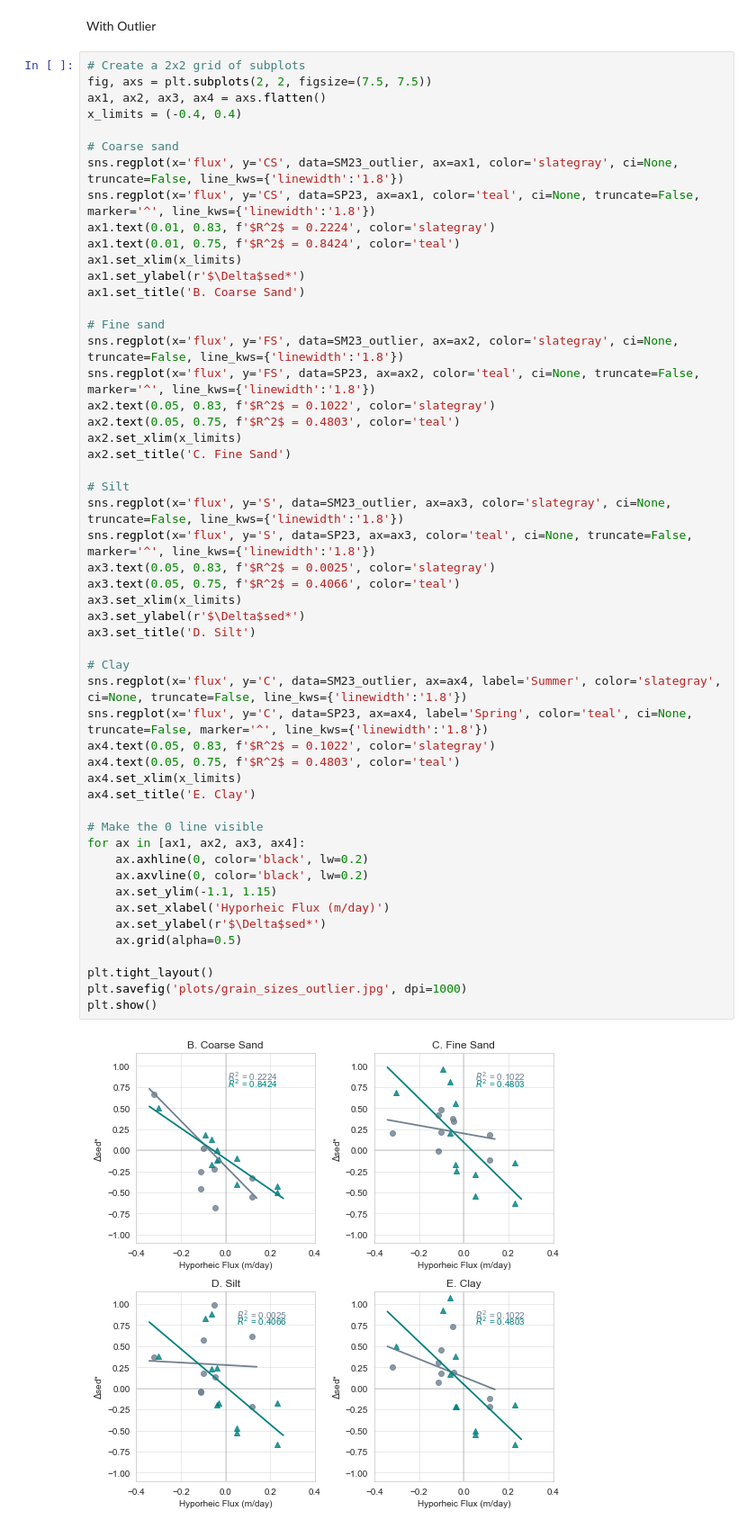
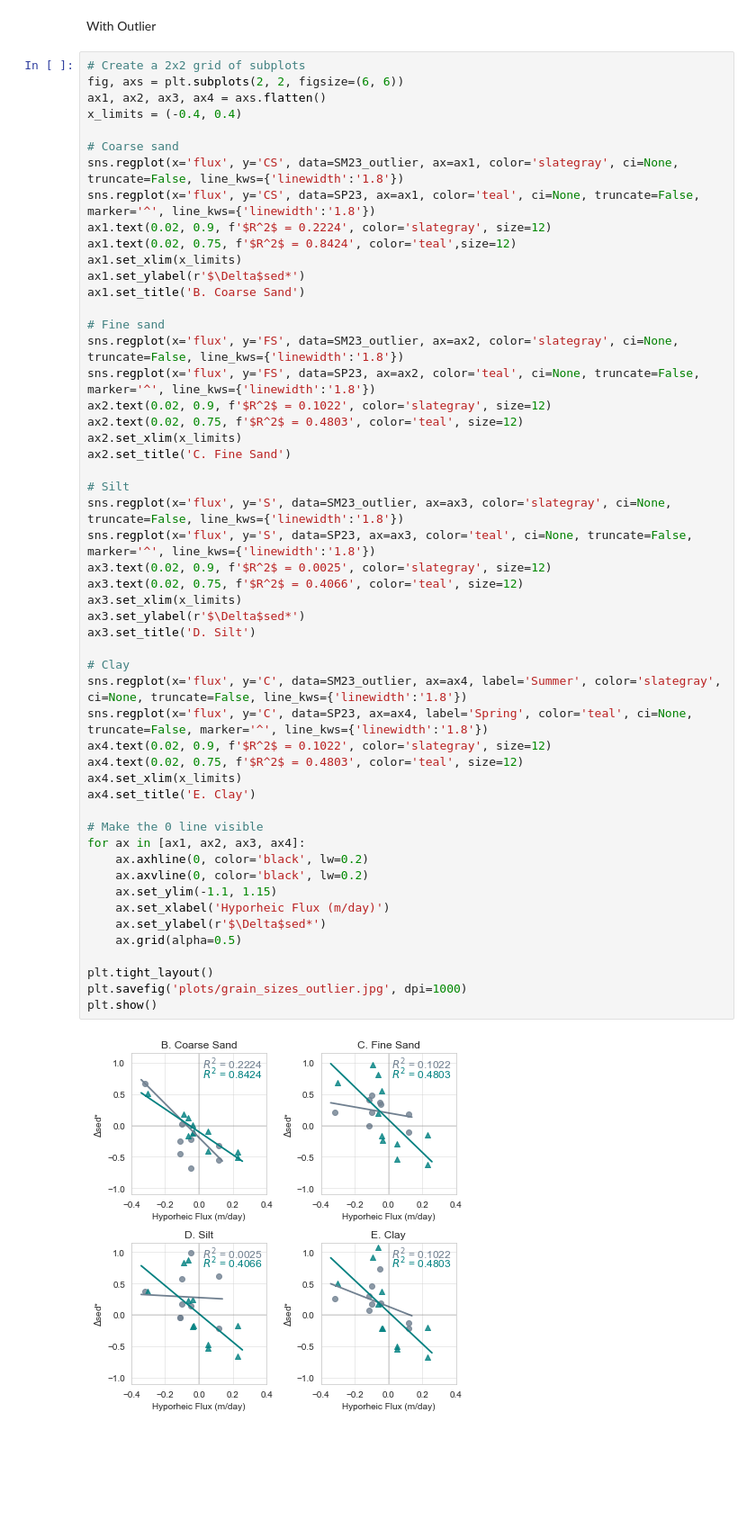
Before and after one commit to nicole-hucke/sediment_trap_paper, a Jupyter notebook: regression_plots/regression_plotting.ipynb, the cells around one changed output. Shown at 90% size. Cells and saved outputs as stored; diff of their text form; blank space fills up the shorter version.

Commit message:
finished composite plot of regressions :3

```diff
--- a/regression_plots/regression_plotting.ipynb
+++ b/regression_plots/regression_plotting.ipynb
@@ -80,15 +80,15 @@ plt.show()
 With Outlier
 # %%
 # Create a 2x2 grid of subplots
-fig, axs = plt.subplots(2, 2, figsize=(7.5, 7.5))
+fig, axs = plt.subplots(2, 2, figsize=(6, 6))
 ax1, ax2, ax3, ax4 = axs.flatten()
 x_limits = (-0.4, 0.4)
 
 # Coarse sand
 sns.regplot(x='flux', y='CS', data=SM23_outlier, ax=ax1, color='slategray', ci=None, truncate=False, line_kws={'linewidth':'1.8'})
 sns.regplot(x='flux', y='CS', data=SP23, ax=ax1, color='teal', ci=None, truncate=False, marker='^', line_kws={'linewidth':'1.8'})
-ax1.text(0.01, 0.83, f'$R^2$ = 0.2224', color='slategray')
-ax1.text(0.01, 0.75, f'$R^2$ = 0.8424', color='teal')
+ax1.text(0.02, 0.9, f'$R^2$ = 0.2224', color='slategray', size=12)
+ax1.text(0.02, 0.75, f'$R^2$ = 0.8424', color='teal',size=12)
 ax1.set_xlim(x_limits)
 ax1.set_ylabel(r'$\Delta$sed*')
 ax1.set_title('B. Coarse Sand')
@@ -96,39 +96,39 @@ ax1.set_title('B. Coarse Sand')
 # Fine sand
 sns.regplot(x='flux', y='FS', data=SM23_outlier, ax=ax2, color='slategray', ci=None, truncate=False, line_kws={'linewidth':'1.8'})
 sns.regplot(x='flux', y='FS', data=SP23, ax=ax2, color='teal', ci=None, truncate=False, marker='^', line_kws={'linewidth':'1.8'})
-ax2.text(0.05, 0.83, f'$R^2$ = 0.1022', color='slategray')
-ax2.text(0.05, 0.75, f'$R^2$ = 0.4803', color='teal')
+ax2.text(0.02, 0.9, f'$R^2$ = 0.1022', color='slategray', size=12)
+ax2.text(0.02, 0.75, f'$R^2$ = 0.4803', color='teal', size=12)
 ax2.set_xlim(x_limits)
 ax2.set_title('C. Fine Sand')
 
 # Silt
 sns.regplot(x='flux', y='S', data=SM23_outlier, ax=ax3, color='slategray', ci=None, truncate=False, line_kws={'linewidth':'1.8'})
 sns.regplot(x='flux', y='S', data=SP23, ax=ax3, color='teal', ci=None, truncate=False, marker='^', line_kws={'linewidth':'1.8'})
-ax3.text(0.05, 0.83, f'$R^2$ = 0.0025', color='slategray')
-ax3.text(0.05, 0.75, f'$R^2$ = 0.4066', color='teal')
+ax3.text(0.02, 0.9, f'$R^2$ = 0.0025', color='slategray', size=12)
+ax3.text(0.02, 0.75, f'$R^2$ = 0.4066', color='teal', size=12)
 ax3.set_xlim(x_limits)
 ax3.set_ylabel(r'$\Delta$sed*')
 ax3.set_title('D. Silt')
 
 # Clay
 sns.regplot(x='flux', y='C', data=SM23_outlier, ax=ax4, label='Summer', color='slategray', ci=None, truncate=False, line_kws={'linewidth':'1.8'})
 sns.regplot(x='flux', y='C', data=SP23, ax=ax4, label='Spring', color='teal', ci=None, truncate=False, marker='^', line_kws={'linewidth':'1.8'})
-ax4.text(0.05, 0.83, f'$R^2$ = 0.1022', color='slategray')
-ax4.text(0.05, 0.75, f'$R^2$ = 0.4803', color='teal')
+ax4.text(0.02, 0.9, f'$R^2$ = 0.1022', color='slategray', size=12)
+ax4.text(0.02, 0.75, f'$R^2$ = 0.4803', color='teal', size=12)
 ax4.set_xlim(x_limits)
 ax4.set_title('E. Clay')
 
 # Make the 0 line visible
 for ax in [ax1, ax2, ax3, ax4]:
     ax.axhline(0, color='black', lw=0.2)
     ax.axvline(0, color='black', lw=0.2)
     ax.set_ylim(-1.1, 1.15)
     ax.set_xlabel('Hyporheic Flux (m/day)')
     ax.set_ylabel(r'$\Delta$sed*')
     ax.grid(alpha=0.5)
 
 plt.tight_layout()
 plt.savefig('plots/grain_sizes_outlier.jpg', dpi=1000)
 plt.show()
 # %% [output]
-[figure, old version]
+[figure, new version]
```
Also changed, not shown: parts of 4 cells of this notebook, 9 other files.
